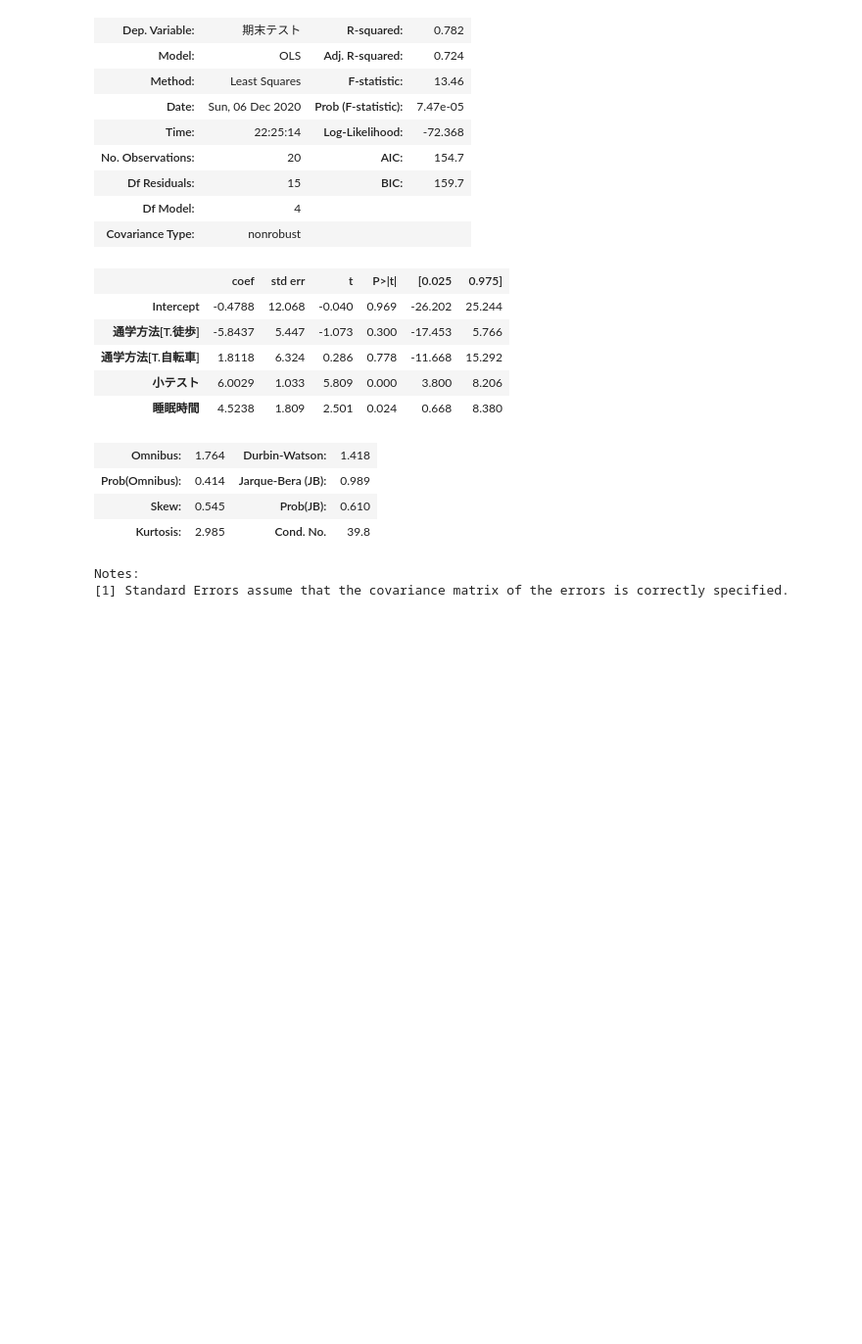
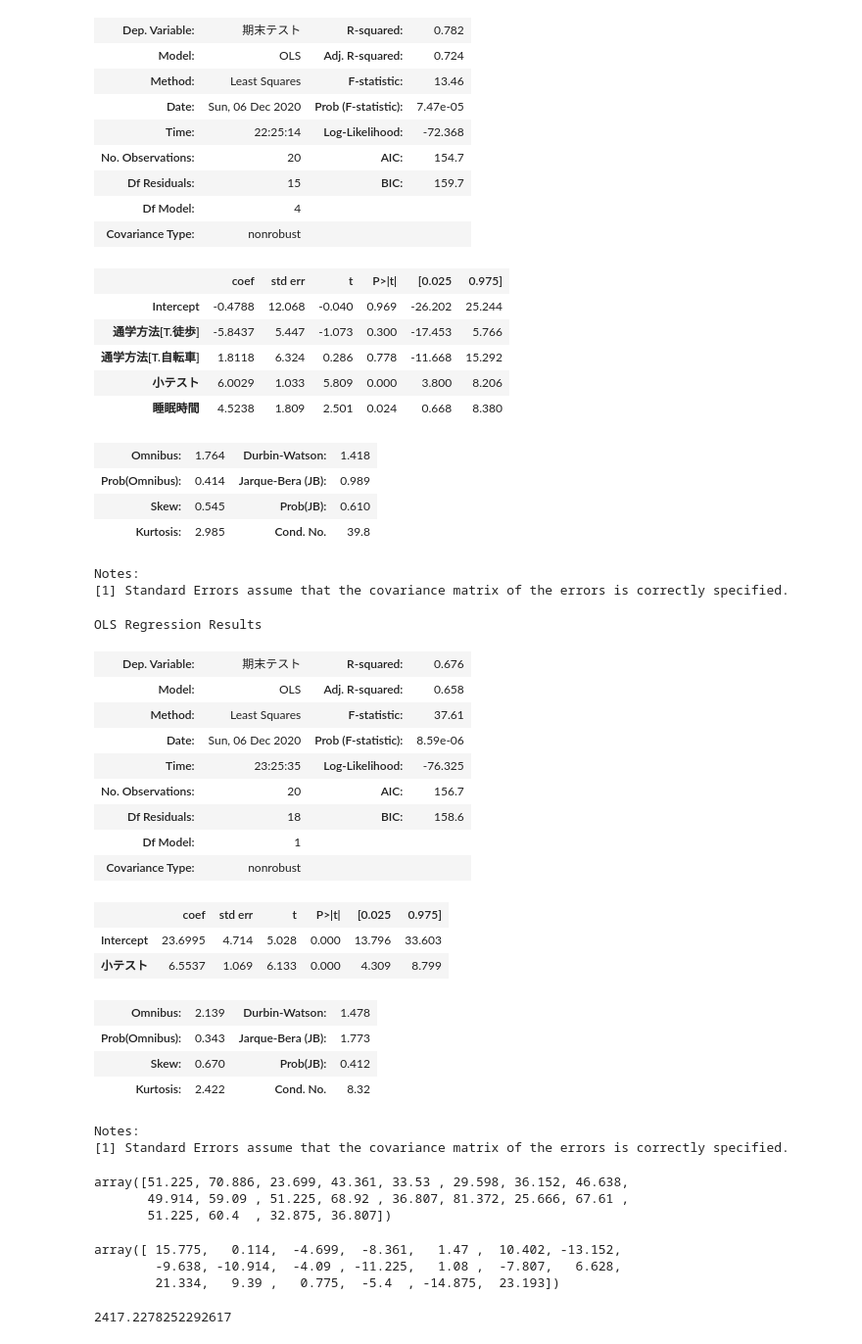
Before and after one commit to ToshikiShimizu/statistics, a Jupyter notebook: python-understand-statistics/notebook/ch12.ipynb, the cells around one changed output. Shown: that part at 98% size. Drawn from its saved outputs; the diff is of its cells as text; code cells hidden in the pictures; blank space fills up the shorter version.

```diff
--- a/python-understand-statistics/notebook/ch12.ipynb
+++ b/python-understand-statistics/notebook/ch12.ipynb
@@ -215,3 +215,30 @@ OLS Regression Results
 | Kurtosis: | 2.985 | Cond. No. | 39.8 |
 Notes:
 [1] Standard Errors assume that the covariance matrix of the errors is correctly specified.
+# %%
+x = np.array(df['小テスト'])
+y = np.array(df['期末テスト'])
+p = 1
+
+result = smf.ols('期末テスト ~ 小テスト', df).fit()
+result.summary()
+# %% [output]
+OLS Regression Results
+| Dep. Variable: | 期末テスト | R-squared: | 0.676 |
+| Model: | OLS | Adj. R-squared: | 0.658 |
+| Method: | Least Squares | F-statistic: | 37.61 |
+| Date: | Sun, 06 Dec 2020 | Prob (F-statistic): | 8.59e-06 |
+| Time: | 23:25:35 | Log-Likelihood: | -76.325 |
+| No. Observations: | 20 | AIC: | 156.7 |
+| Df Residuals: | 18 | BIC: | 158.6 |
+| Df Model: | 1 |  |  |
+| Covariance Type: | nonrobust |  |  |
+|  | coef | std err | t | P>|t| | [0.025 | 0.975] |
+| Intercept | 23.6995 | 4.714 | 5.028 | 0.000 | 13.796 | 33.603 |
+| 小テスト | 6.5537 | 1.069 | 6.133 | 0.000 | 4.309 | 8.799 |
+| Omnibus: | 2.139 | Durbin-Watson: | 1.478 |
+| Prob(Omnibus): | 0.343 | Jarque-Bera (JB): | 1.773 |
+| Skew: | 0.670 | Prob(JB): | 0.412 |
+| Kurtosis: | 2.422 | Cond. No. | 8.32 |
+Notes:
+[1] Standard Errors assume that the covariance matrix of the errors is correctly specified.
@@ -217,0 +247,17 @@ Notes:
+# %%
+y_hat
+# %% [output]
+array([51.225, 70.886, 23.699, 43.361, 33.53 , 29.598, 36.152, 46.638,
+       49.914, 59.09 , 51.225, 68.92 , 36.807, 81.372, 25.666, 67.61 ,
+       51.225, 60.4  , 32.875, 36.807])
+# %%
+eps_hat = np.array(result.resid)
+eps_hat
+# %% [output]
+array([ 15.775,   0.114,  -4.699,  -8.361,   1.47 ,  10.402, -13.152,
+        -9.638, -10.914,  -4.09 , -11.225,   1.08 ,  -7.807,   6.628,
+        21.334,   9.39 ,   0.775,  -5.4  , -14.875,  23.193])
+# %%
+np.sum(eps_hat ** 2)
+# %% [output]
+2417.2278252292617
```
Also changed, not shown: parts of 22 cells of this notebook.
